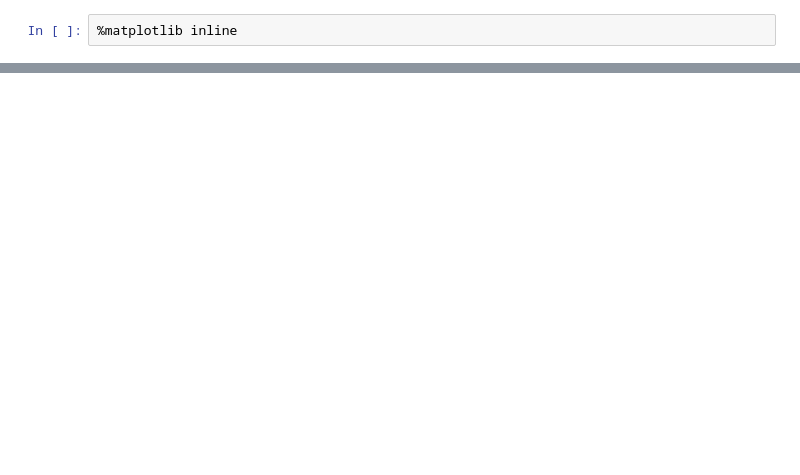
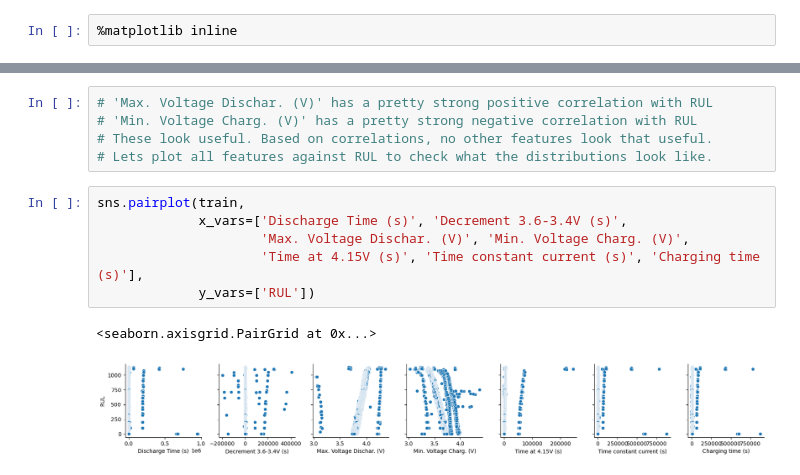
Before and after one commit to torsjonas/battery_remaining_useful_life_prediction, a Jupyter notebook: battery-remaining-useful-life-rul.ipynb, the cells around one changed output, grey strips where cells are left out. Drawn from its saved outputs; the diff is of its cells as text; blank space fills up the shorter version.

Commit message:
Improve EDA with plots and comments

```diff
--- a/battery-remaining-useful-life-rul.ipynb
+++ b/battery-remaining-useful-life-rul.ipynb
@@ -65,0 +46,14 @@ calculate_metrics("linear", y_test, y_test_pred_linear)
+# %%
+# 'Max. Voltage Dischar. (V)' has a pretty strong positive correlation with RUL
+# 'Min. Voltage Charg. (V)' has a pretty strong negative correlation with RUL
+# These look useful. Based on correlations, no other features look that useful.
+# Lets plot all features against RUL to check what the distributions look like.
+# %%
+sns.pairplot(train,
+             x_vars=['Discharge Time (s)', 'Decrement 3.6-3.4V (s)',
+                     'Max. Voltage Dischar. (V)', 'Min. Voltage Charg. (V)',
+                     'Time at 4.15V (s)', 'Time constant current (s)', 'Charging time (s)'],
+             y_vars=['RUL'])
+# %% [output]
+<seaborn.axisgrid.PairGrid at 0x...>
+[figure, added]
```
Also changed, not shown: parts of 19 cells of this notebook.
